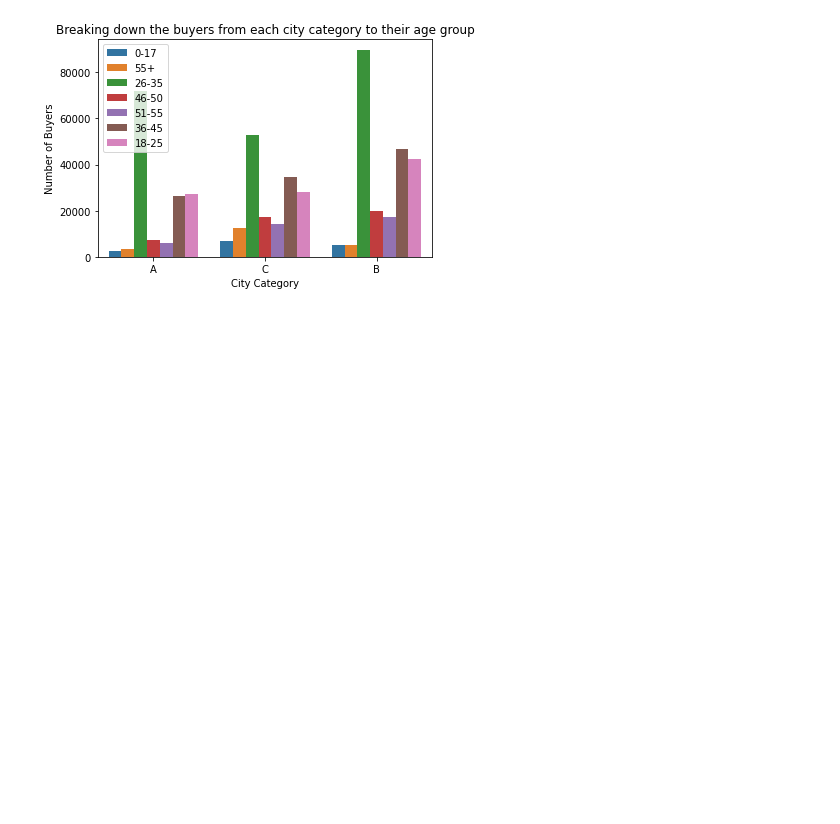
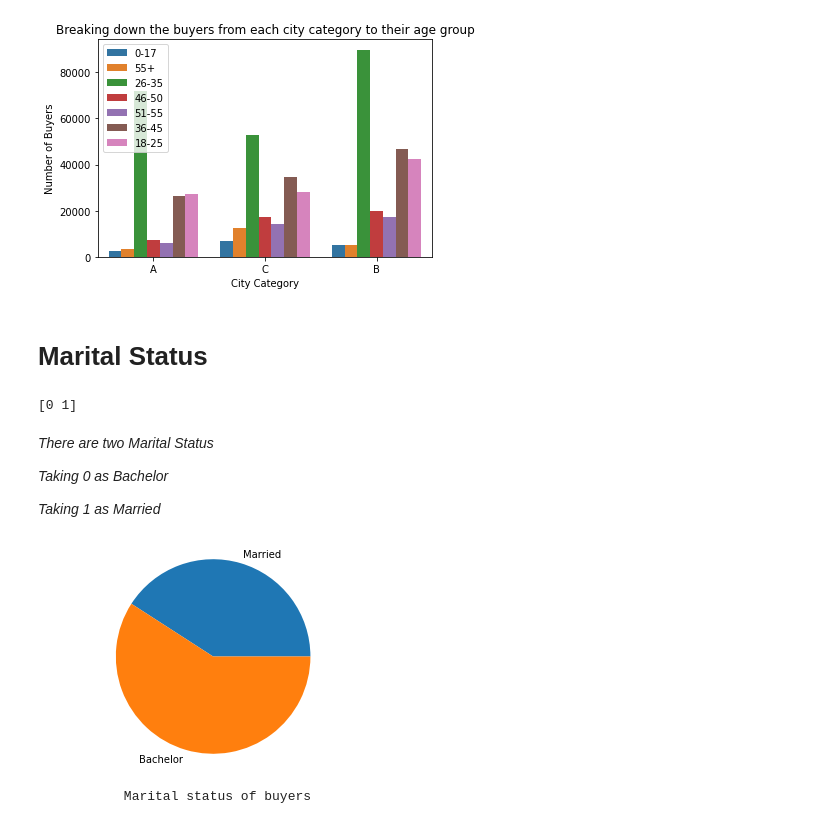
Before and after one commit to ManavKaul/Black-Friday-Sale, a Jupyter notebook: Black_Friday_Sale_Analysis.ipynb, the cells around one changed output. Drawn from its saved outputs; the diff is of its cells as text; code cells hidden in the pictures; blank space fills up the shorter version.

```diff
--- a/Black_Friday_Sale_Analysis.ipynb
+++ b/Black_Friday_Sale_Analysis.ipynb
@@ -121,3 +123,31 @@ plt.title("Breaking down the buyers from each city category to their age group")
 plt.show()
 # %% [output]
 [figure]
+# %% [markdown]
+# **Marital Status**
+# %%
+print(df['Marital_Status'].unique())
+# %% [output]
+[0 1]
+# %% [markdown]
+*There are two Marital Status*
+
+*Taking 0 as Bachelor*
+
+*Taking 1 as Married*
+# %%
+Bachelor=0
+Married=0
+for i in range(537577):
+  if df['Marital_Status'][i]==0:
+    Bachelor=Bachelor+1
+  elif df['Marital_Status'][i]==1:
+    Married=Married +1
+# %%
+plt.pie([Married,Bachelor], labels=['Married','Bachelor'])
+plt.axis('equal')
+plt.show()
+print("\t   Marital status of buyers")
+# %% [output]
+[figure, added]
+           Marital status of buyers
```
Also changed, not shown: parts of 1 cell of this notebook.
